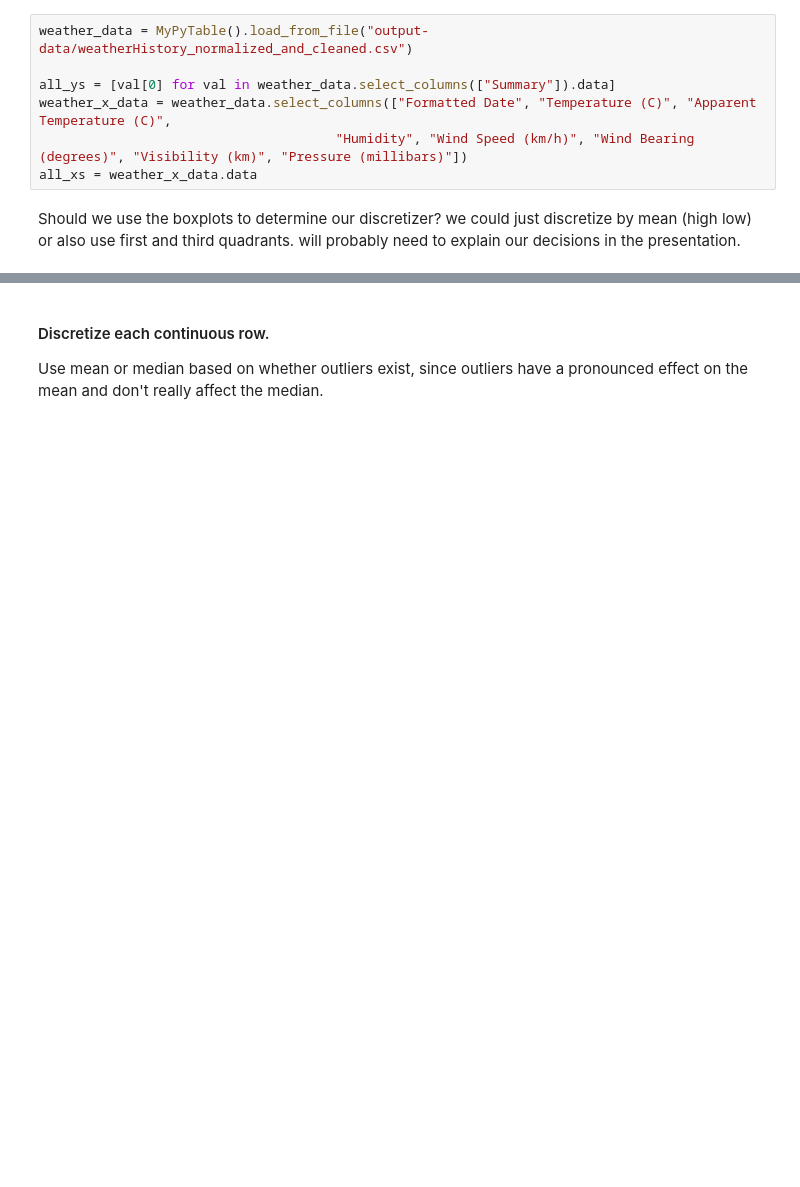
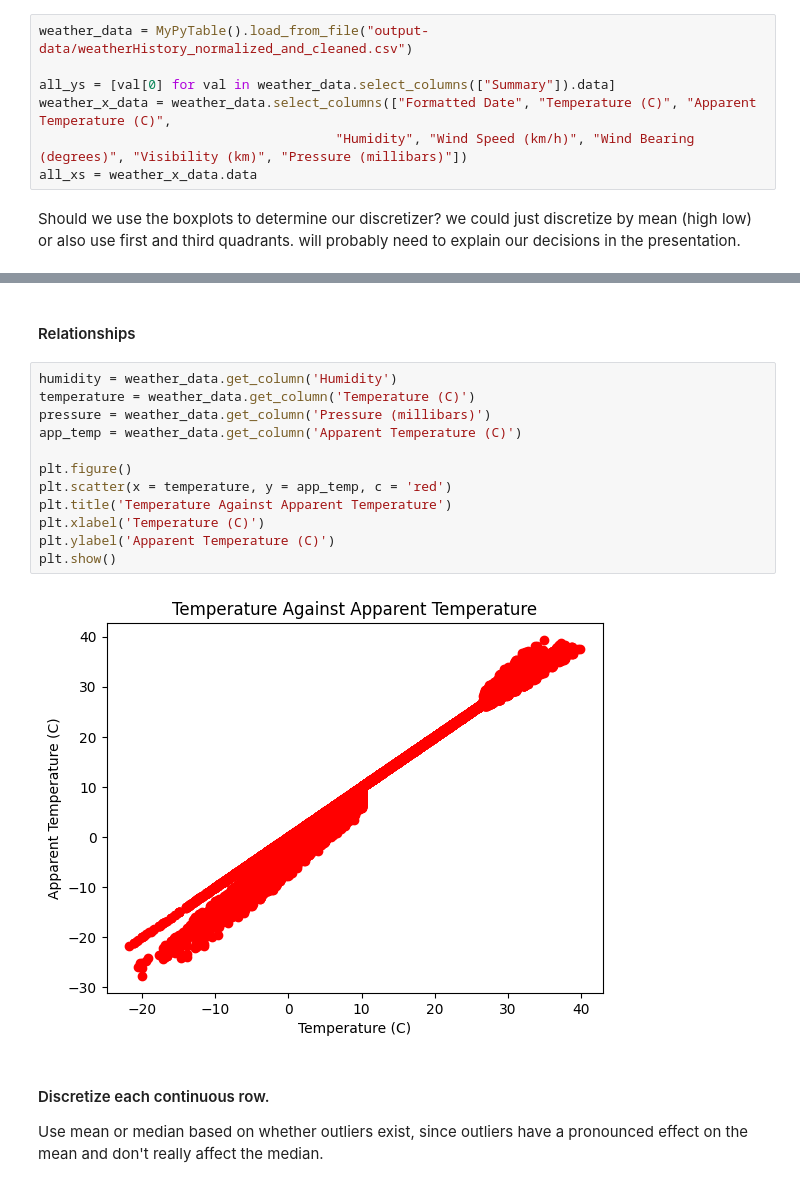
Before and after one commit to IsaacSShade/CPSC-322-Data-Science-Project, a Jupyter notebook: technical-report.ipynb, the cells around one changed output, grey strips where cells are left out. Drawn from its saved outputs; the diff is of its cells as text; blank space fills up the shorter version.

Commit message:
graphs

```diff
--- a/technical-report.ipynb
+++ b/technical-report.ipynb
@@ -121,3 +123,19 @@ plt.show()
+# %% [markdown]
+#### Relationships
+# %%
+humidity = weather_data.get_column('Humidity')
+temperature = weather_data.get_column('Temperature (C)')
+pressure = weather_data.get_column('Pressure (millibars)')
+app_temp = weather_data.get_column('Apparent Temperature (C)')
+
+plt.figure()
+plt.scatter(x = temperature, y = app_temp, c = 'red')
+plt.title('Temperature Against Apparent Temperature')
+plt.xlabel('Temperature (C)')
+plt.ylabel('Apparent Temperature (C)')
+plt.show()
+# %% [output]
+[figure, added]
 # %% [markdown]
 #### Discretize each continuous row.
 Use mean or median based on whether outliers exist, since outliers have a pronounced effect on the mean and don't really affect the median.
```
Also changed, not shown: parts of 5 cells of this notebook.
